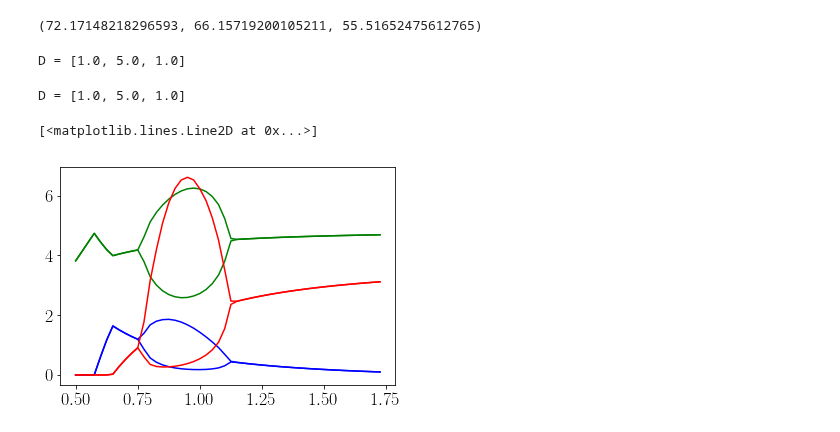
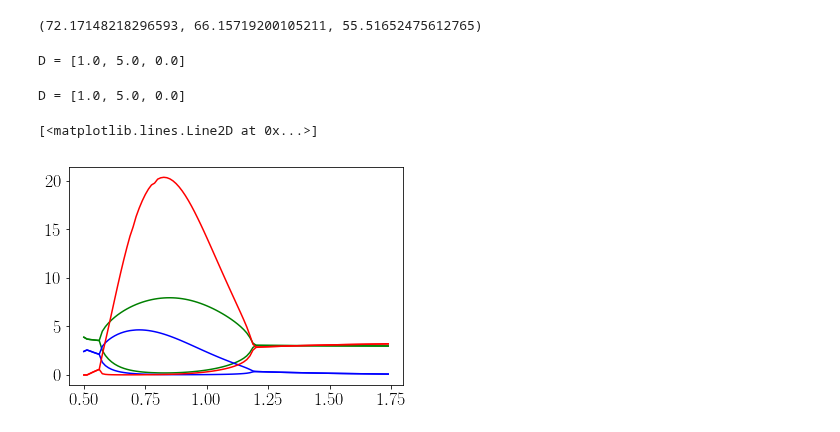
Before and after one commit to reand705/IGP, a Jupyter notebook: Var_Method_IGP.ipynb, the cells around one changed output. Cells and saved outputs as stored; diff of their text form; code cells hidden in the pictures.

```diff
--- a/Var_Method_IGP.ipynb
+++ b/Var_Method_IGP.ipynb
@@ -223,8 +243,8 @@ print(mu_1(),mu_2(),mu_3())
 #Oscilações x L
 #Gera os dados para fazer o gráfico L x mu
 #L' = sqrt(m1)*(L/pi)
-Nl = 50
-L = [0.5 + 0.025*j for j in range(0,Nl)]
+Nl = 100
+L = [0.5 + 0.0125*j for j in range(0,Nl)]
 mu = 15
 t = np.linspace(0,Tmax,N)
 m = 1.0
@@ -232,7 +252,7 @@ gamma = 0.5
 alpha = 1
 beta = 8
 phi = 1.0
-D = [[1.0,5.0,1.0]]
+D = [[1.0,5.0,0.0]]
 
 for d in D:
     print("D = " + str(d))
@@ -242,20 +262,24 @@ for d in D:
         d_2 = D2/(l**2)
         d_r = DR/(l**2)
 
-        B10,B20,A10,A20 = init()
         if d_r > 0:
+            B10,A10,A20 = init()
             y0 = np.r_[B10,A10,A20] #d_r > 0
+
+        if d_r == 0:
+            B10,B20,A10,A20 = init()
+            y0 = np.r_[B10,B20,A10,A20] #d_r = 0
 
         sol = scipy.integrate.odeint(ddt,y0,t)
         sol = np.array(sol)
         np.save('Var_Method_IGP_l = %.3f,DR=%.3f,D1=%.3f,D2=%.3f,mu=%.3f,gamma=%.3f,beta =%.3f'
                 % (l,DR,D1,D2,mu,gamma,beta),sol)
 # %% [output]
-D = [1.0, 5.0, 1.0]
+D = [1.0, 5.0, 0.0]
 # %%
 #Leia os dados e gere o gráfico Pop x L
-Nl = 50
-L = [0.5 + 0.025*j for j in range(0,Nl)]
+Nl = 100
+L = [0.5 + 0.0125*j for j in range(0,Nl)]
 mu = 15
 t = np.linspace(0,Tmax,N)
 m = 1.0
@@ -263,39 +287,51 @@ gamma = 0.5
 alpha = 1
 beta = 8
 phi = 1.0
-D = [[1.0,5.0,1.0]]
+D = [[1.0,5.0,0.0]]
 
 B1B2MAX = []
 B1B2MIN = []
 A1MAX = []
 A1MIN = []
 A2MAX = []
 A2MIN = []
 
 for d in D:
     print("D = " + str(d))
     D1,D2,DR = d[0],d[1],d[2]
     for l in L:
         sol = np.load('Var_Method_IGP_l = %.3f,DR=%.3f,D1=%.3f,D2=%.3f,mu=%.3f,gamma=%.3f,beta =%.3f.npy'
                 % (l,DR,D1,D2,mu,gamma,beta))
         if DR > 0:
             B1B2 = sol[:,0]
             A1 = sol[:,1]
             A2 = sol[:,2]
-            B1B2MAX.append(np.max(B1B2[-50:]))
-            B1B2MIN.append(np.min(B1B2[-50:]))
-            A1MAX.append(np.max(A1[-50:]))
-            A1MIN.append(np.min(A1[-50:]))
-            A2MAX.append(np.max(A2[-50:]))
-            A2MIN.append(np.min(A2[-50:]))
+            B1B2MAX.append(np.max(B1B2[-500:]))
+            B1B2MIN.append(np.min(B1B2[-500:]))
+            A1MAX.append(np.max(A1[-500:]))
+            A1MIN.append(np.min(A1[-500:]))
+            A2MAX.append(np.max(A2[-500:]))
+            A2MIN.append(np.min(A2[-500:]))
+
+        if DR == 0:
+            B1 = sol[:,0]
+            B2 = sol[:,1]
+            A1 = sol[:,2]
+            A2 = sol[:,3]
+            B1B2MAX.append(np.max(B1[-1000:]-B2[-1000:]))
+            B1B2MIN.append(np.min(B1[-1000:]-B2[-1000:]))
+            A1MAX.append(np.max(A1[-1000:]))
+            A1MIN.append(np.min(A1[-1000:]))
+            A2MAX.append(np.max(A2[-1000:]))
+            A2MIN.append(np.min(A2[-1000:]))
 
 plt.plot(L,B1B2MAX,color = 'green')
 plt.plot(L,B1B2MIN,color = 'green')
 plt.plot(L,A1MAX,color = 'blue')
 plt.plot(L,A1MIN,color = 'blue')
 plt.plot(L,A2MAX,color = 'red')
 plt.plot(L,A2MIN,color = 'red')
 # %% [output]
-D = [1.0, 5.0, 1.0]
+D = [1.0, 5.0, 0.0]
 [<matplotlib.lines.Line2D at 0x...>]
-[figure, old version]
+[figure, new version]
```
Also changed, not shown: parts of 2 cells of this notebook, 2 other files.
